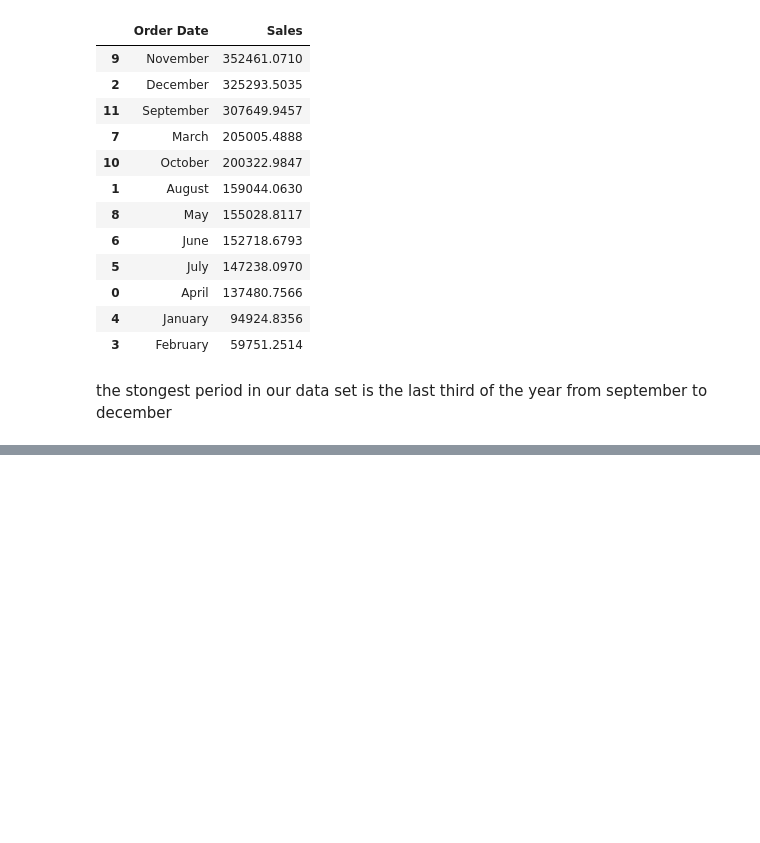
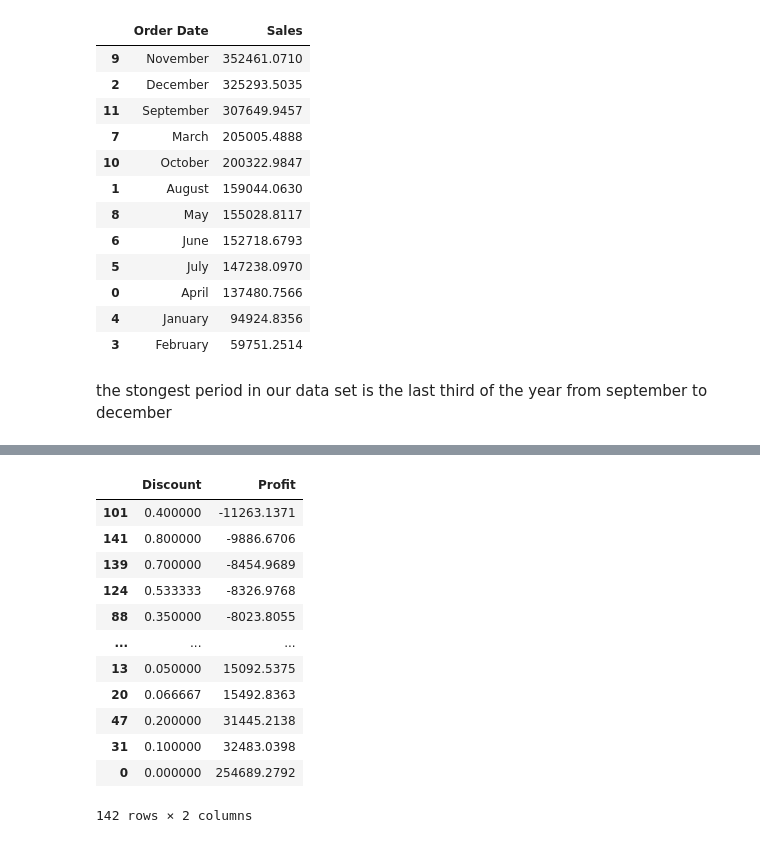
Before and after one commit to rabe156/Superstore-Dataset-analysis, a Jupyter notebook: notebooks/superstore_analysis.ipynb, the cells around one changed output, grey strips where cells are left out. Drawn from its saved outputs; the diff is of its cells as text; code cells hidden in the pictures; blank space fills up the shorter version.

```diff
--- a/notebooks/superstore_analysis.ipynb
+++ b/notebooks/superstore_analysis.ipynb
@@ -603,0 +640,17 @@ the stongest period in our data set is the last third of the year from september
+# %%
+ProDis=ProfitDiscount.groupby("Discount")["Profit"].sum().reset_index()
+ProDis.sort_values(by="Profit")
+# %% [output]
+|  | Discount | Profit |
+| 101 | 0.400000 | -11263.1371 |
+| 141 | 0.800000 | -9886.6706 |
+| 139 | 0.700000 | -8454.9689 |
+| 124 | 0.533333 | -8326.9768 |
+| 88 | 0.350000 | -8023.8055 |
+| ... | ... | ... |
+| 13 | 0.050000 | 15092.5375 |
+| 20 | 0.066667 | 15492.8363 |
+| 47 | 0.200000 | 31445.2138 |
+| 31 | 0.100000 | 32483.0398 |
+| 0 | 0.000000 | 254689.2792 |
+142 rows × 2 columns
```
Also changed, not shown: parts of 20 cells of this notebook.
